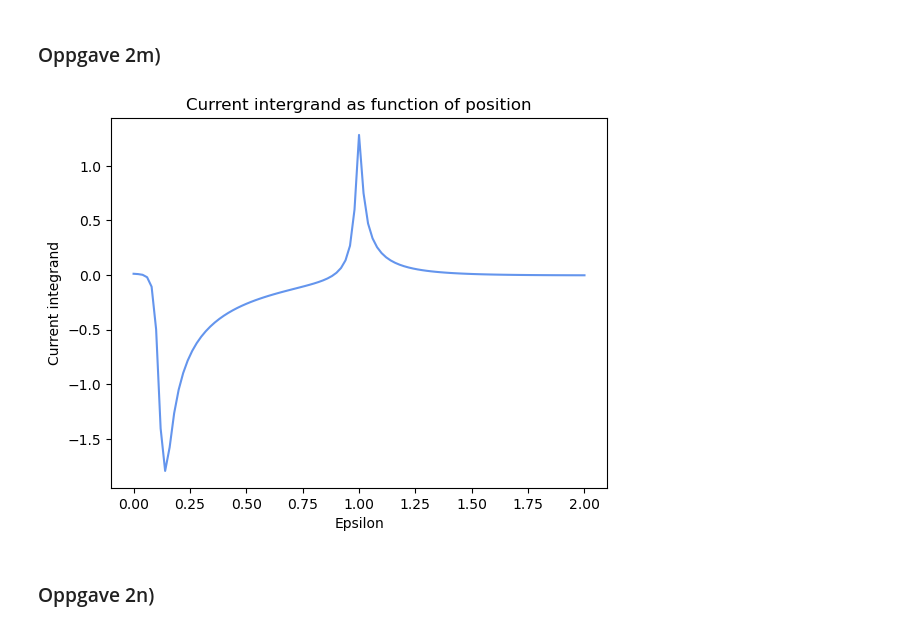
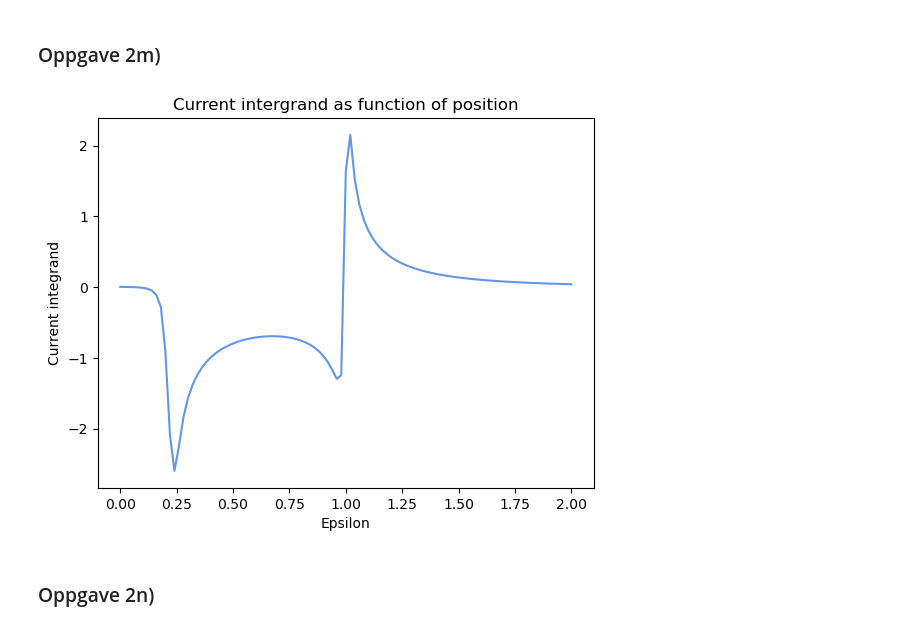
Before and after one commit to cfure3-svg/prosjekt3, a Jupyter notebook: prosjekt3_1504.ipynb, the cells around one changed output. Saved outputs shown, nothing was run; the diff lists cells and outputs as text; code cells hidden in the pictures.

```diff
--- a/prosjekt3_1504.ipynb
+++ b/prosjekt3_1504.ipynb
@@ -843,26 +799,29 @@ plt.show()
 # %%
 
 phi_L = 1
 phi_R = 0
 
 l = 1
 
 epsilon = np.linspace(2, 0, 101)
 
 liste_med_current_int = []
 
+y_init = y
+
 for e in epsilon:
-    current_list = calculate_intergrand()
+    solution, current_list = calculate_intergrand(y_init)
+    y_init = solution
     center = np.take(current_list, len(current_list)//2)
     liste_med_current_int.append(center)
 
 plt.plot(epsilon, liste_med_current_int, color = 'cornflowerblue')
 plt.ylabel("Current integrand")
 plt.xlabel("Epsilon")
 plt.title("Current intergrand as function of position")
 plt.show()
 # %% [output]
-[figure, old version]
+[figure, new version]
 # %% [markdown]
 ### Oppgave 2n)
 # %%
```
Also changed, not shown: parts of 4 cells of this notebook.
